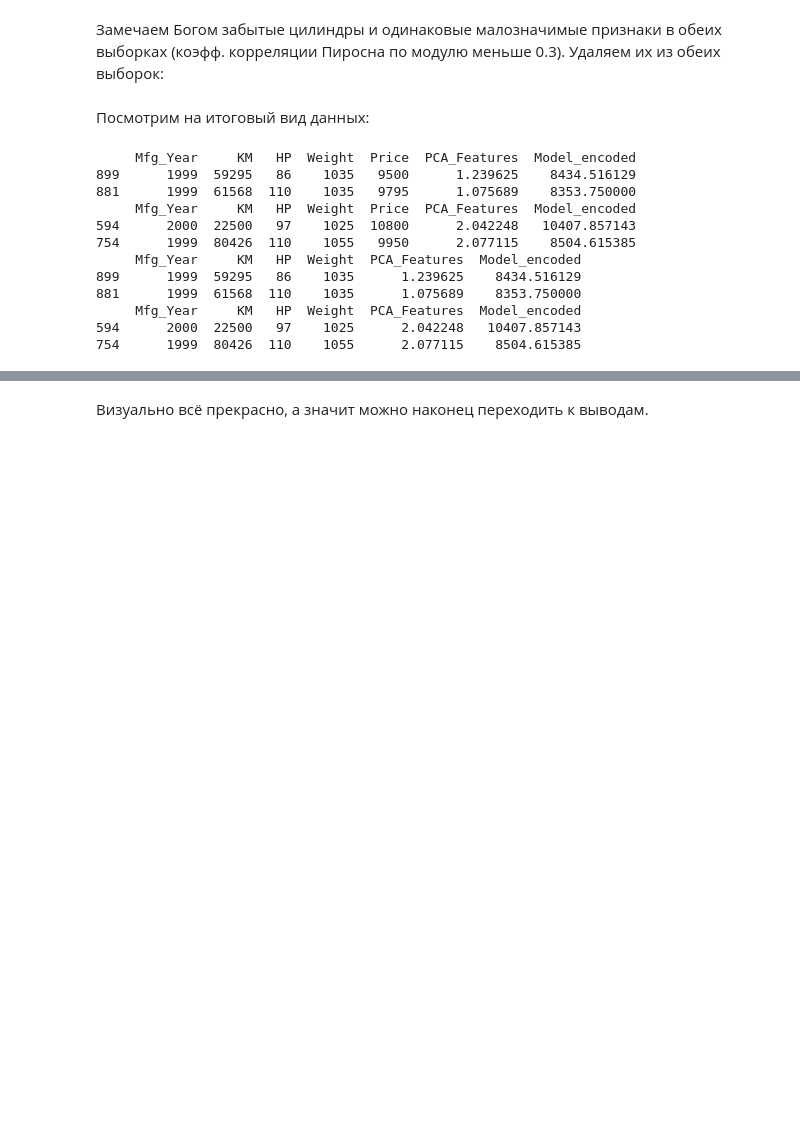
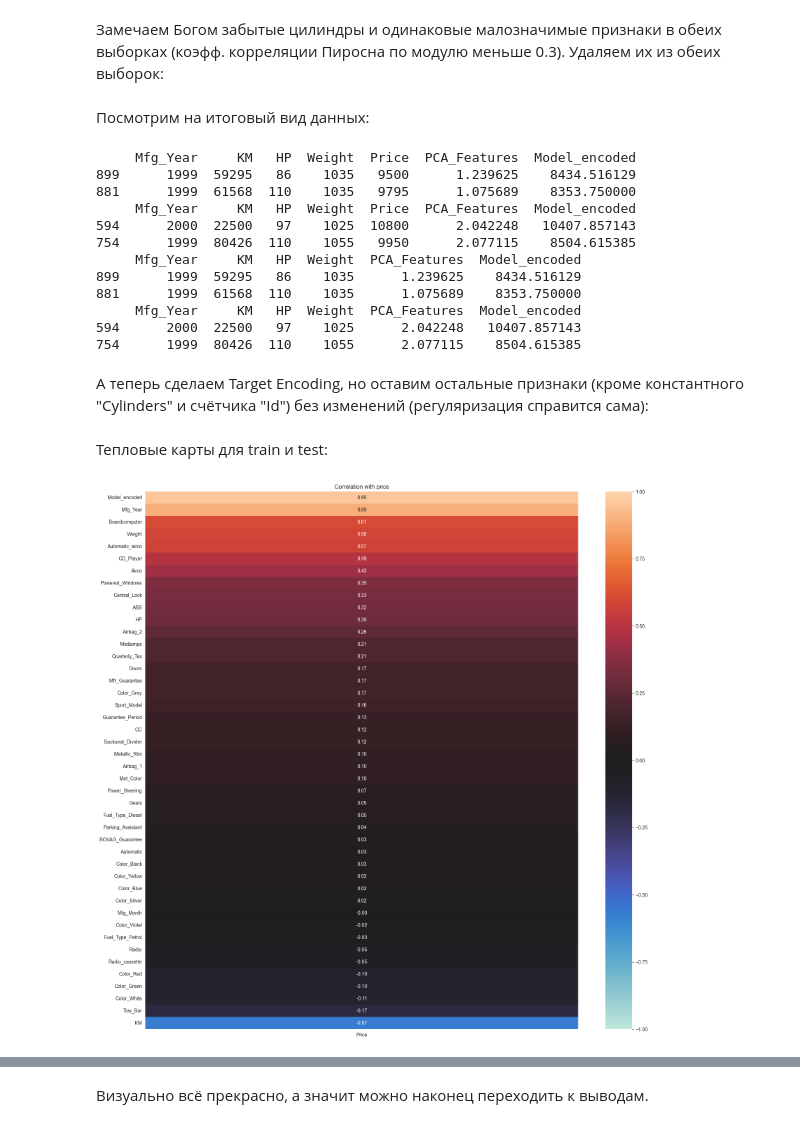
Before and after one commit to topj0bstule/ML_Course, a Jupyter notebook: hw04_/hw04_notebook.ipynb, the cells around one changed output, grey strips where cells are left out. Drawn from its saved outputs; the diff is of its cells as text; code cells hidden in the pictures; blank space fills up the shorter version.

```diff
--- a/hw04_/hw04_notebook.ipynb
+++ b/hw04_/hw04_notebook.ipynb
@@ -497,3 +496,22 @@ print(X_test.head(2))
      Mfg_Year     KM   HP  Weight  PCA_Features  Model_encoded
 594      2000  22500   97    1025      2.042248   10407.857143
 754      1999  80426  110    1055      2.077115    8504.615385
+# %% [markdown]
+А теперь сделаем Target Encoding, но оставим остальные признаки (кроме константного "Cylinders" и счётчика "Id") без изменений (регуляризация справится сама):
+# %%
+train_df_reg = X_train_reg.copy()
+train_df_reg['Price'] = Y_train_reg
+
+test_df_reg = X_test_reg.copy()
+test_df_reg['Price'] = Y_test_reg
+# %%
+mean_price = train_df_reg.groupby('Model')['Price'].mean()
+
+train_df_reg['Model_encoded'] = train_df_reg['Model'].map(mean_price)
+test_df_reg['Model_encoded'] = test_df_reg['Model'].map(mean_price).fillna(train_df_reg['Price'].mean())
+
+train_df_reg.drop('Model', axis=1, inplace=True)
+test_df_reg.drop('Model', axis=1, inplace=True)
+
+train_df_reg.drop('Cylinders', axis=1, inplace=True)
+test_df_reg.drop('Cylinders', axis=1, inplace=True)
@@ -499,0 +524,16 @@ print(X_test.head(2))
+# %% [markdown]
+Тепловые карты для train и test:
+# %%
+corr_with_price = train_df_reg.corr()['Price'].sort_values(ascending=False)
+plt.figure(figsize=(20,20))
+fig = sns.heatmap(
+    corr_with_price.drop('Price').to_frame(),
+    annot=True,
+    center=0, vmin=-1, vmax=1,
+    cbar=True,
+    fmt='.2f'
+)
+plt.title('Correlation with price')
+plt.show()
+# %% [output]
+[figure, added]
```
Also changed, not shown: parts of 27 cells of this notebook.
